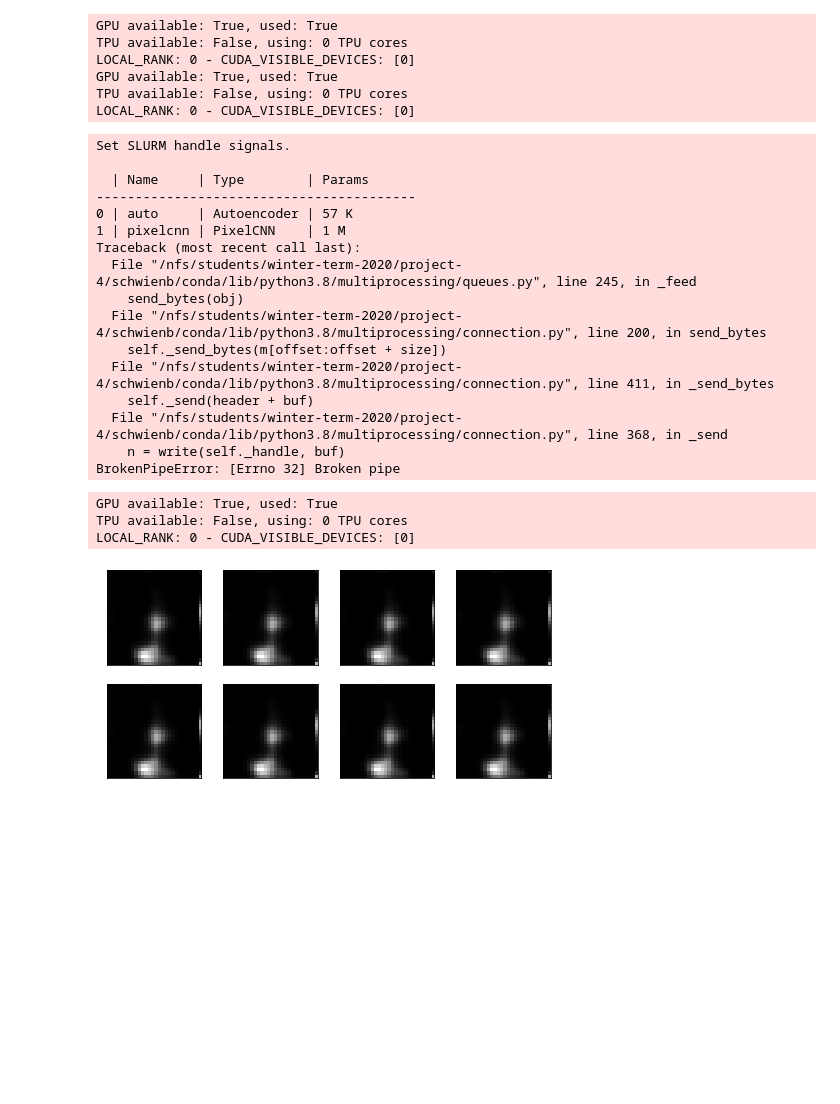
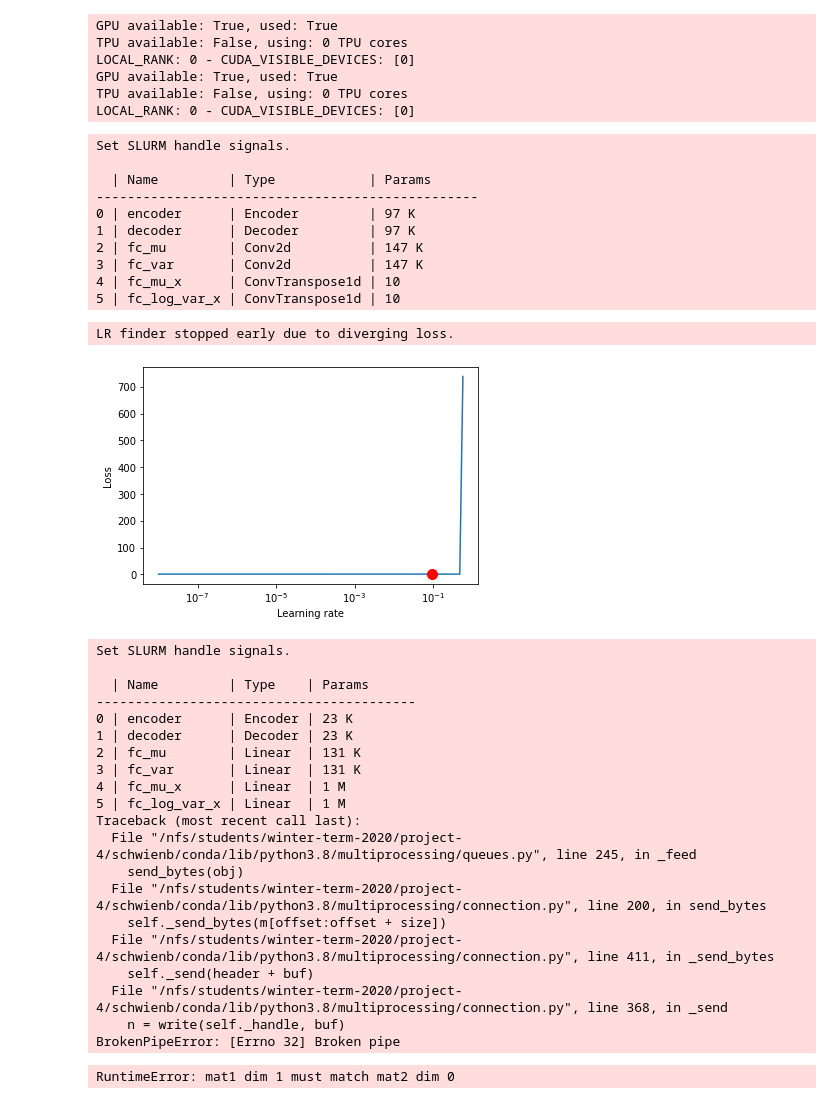
Before and after one commit to kredde/background-masked-generative-models, a Jupyter notebook: notebooks/04-Kristian-run-VAE.ipynb, the cells around one changed output. Cells and saved outputs as stored; diff of their text form; code cells hidden in the pictures; blank space fills up the shorter version.

```diff
--- a/notebooks/04-Kristian-run-VAE.ipynb
+++ b/notebooks/04-Kristian-run-VAE.ipynb
@@ -30,21 +32,22 @@ early_stop_callback = EarlyStopping(
    patience=3,
    verbose=True,
 )
+lr_monitor = LearningRateMonitor(logging_interval='step')
 model_params = {
-    'pixel_recon': True,
-    'dec_out_dim': 60,
-    'bg_sub': True,
-#     'bg_sub_val': 0.0000
+    'input_height': 32,
+    'lr': 0.04, #1e-3,
+    'z_dim': 2
 }
 dataset_params = {
+    'resize': True
 }
-model = Auto
-dataset = FashionMNISTDataModule
+model = VAEVariance
+dataset = MNISTDataModule
 # %% [output]
 EarlyStopping mode set to min for monitoring val_loss.
 # %%
-exp = Experiment('PixelAuto_BgSub_3Pool_60D_FashionMNIST_1',
-                 model=model, dataset=dataset, model_params=model_params, dataset_params=dataset_params, callbacks=[early_stop_callback])
+exp = Experiment('VAEVariance_MNIST_1',
+                 model=model, dataset=dataset, model_params=model_params, dataset_params=dataset_params, callbacks=[early_stop_callback, lr_monitor])
 exp.setup_new()
 # %% [output]
 GPU available: True, used: True
@@ -58,12 +59,42 @@ LOCAL_RANK: 0 - CUDA_VISIBLE_DEVICES: [0]
+# %%
+lr_finder = exp.trainer.tuner.lr_find(exp.model, exp.dataset)
+
+# Results can be found in
+lr_finder.results
+
+# Plot with
+fig = lr_finder.plot(suggest=True)
+fig.show()
+
+# Pick point based on plot, or get suggestion
+new_lr = lr_finder.suggestion()
+exp.model.lr = new_lr
+# %% [output]
+Set SLURM handle signals.
+
+  | Name         | Type            | Params
+-------------------------------------------------
+0 | encoder      | Encoder         | 97 K
+1 | decoder      | Decoder         | 97 K
+2 | fc_mu        | Conv2d          | 147 K
+3 | fc_var       | Conv2d          | 147 K
+4 | fc_mu_x      | ConvTranspose1d | 10
+5 | fc_log_var_x | ConvTranspose1d | 10
+LR finder stopped early due to diverging loss.
+[figure, added]
 # %%
 exp.train()
 # %% [output]
 Set SLURM handle signals.
 
-  | Name     | Type        | Params
+  | Name         | Type    | Params
 -----------------------------------------
-0 | auto     | Autoencoder | 57 K
-1 | pixelcnn | PixelCNN    | 1 M
+0 | encoder      | Encoder | 23 K
+1 | decoder      | Decoder | 23 K
+2 | fc_mu        | Linear  | 131 K
+3 | fc_var       | Linear  | 131 K
+4 | fc_mu_x      | Linear  | 1 M
+5 | fc_log_var_x | Linear  | 1 M
 Traceback (most recent call last):
   File "/nfs/students/winter-term-2020/project-4/schwienb/conda/lib/python3.8/multiprocessing/queues.py", line 245, in _feed
     send_bytes(obj)
@@ -74,5 +105,6 @@ Traceback (most recent call last):
   File "/nfs/students/winter-term-2020/project-4/schwienb/conda/lib/python3.8/multiprocessing/connection.py", line 368, in _send
     n = write(self._handle, buf)
 BrokenPipeError: [Errno 32] Broken pipe
+RuntimeError: mat1 dim 1 must match mat2 dim 0
 # %%
 exp.save()
@@ -81,6 +110,0 @@ exp = Experiment('Auto_BgSub_3Pool_FashionMNIST_1')
-# %%
-exp.load()
-# %% [output]
-GPU available: True, used: True
-TPU available: False, using: 0 TPU cores
-LOCAL_RANK: 0 - CUDA_VISIBLE_DEVICES: [0]
@@ -94,18 +110,0 @@ test = mnist
-# %%
-columns = 4
-rows = 4
-fig = plt.figure(figsize=(8, 8))
-i = 1
-for img in iter(test):
-    if i <= 8:
-        fig.add_subplot(rows, columns, i)
-        img = img[0].cuda().view(1,1,28,28)
-        out = exp.model(img)
-        img = out[0,0,:,:]
-        plt.imshow(img.detach().cpu().numpy(), cmap="gray")
-        plt.xticks([])
-        plt.yticks([])
-    i += 1
-plt.show()
-# %% [output]
-[figure, removed]
```
Also changed, not shown: parts of 10 cells of this notebook, 18 other files.
